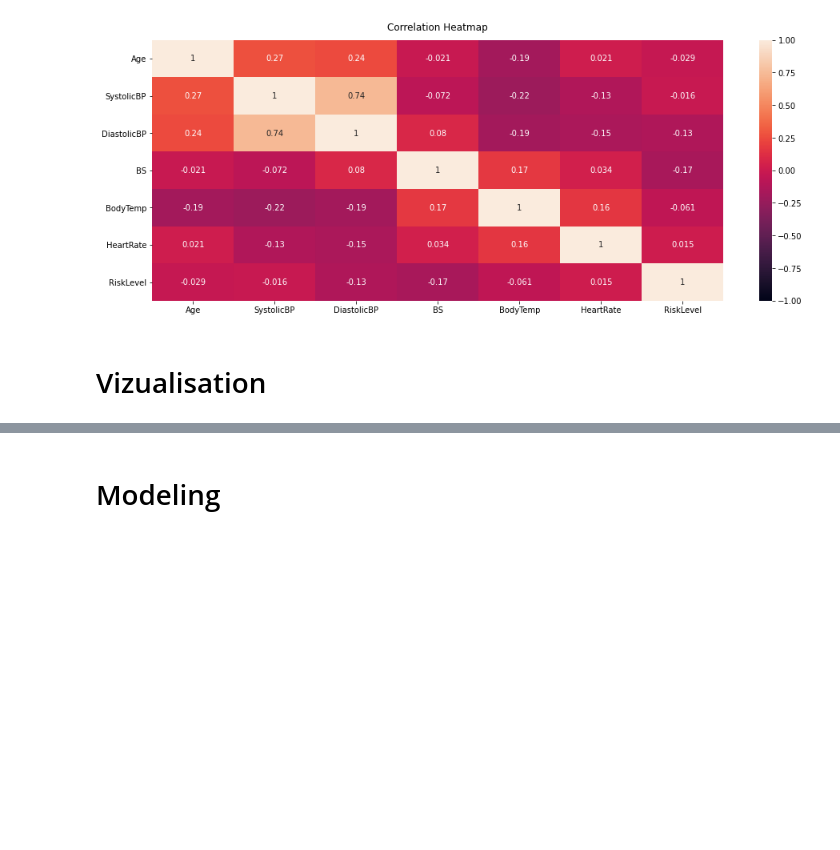
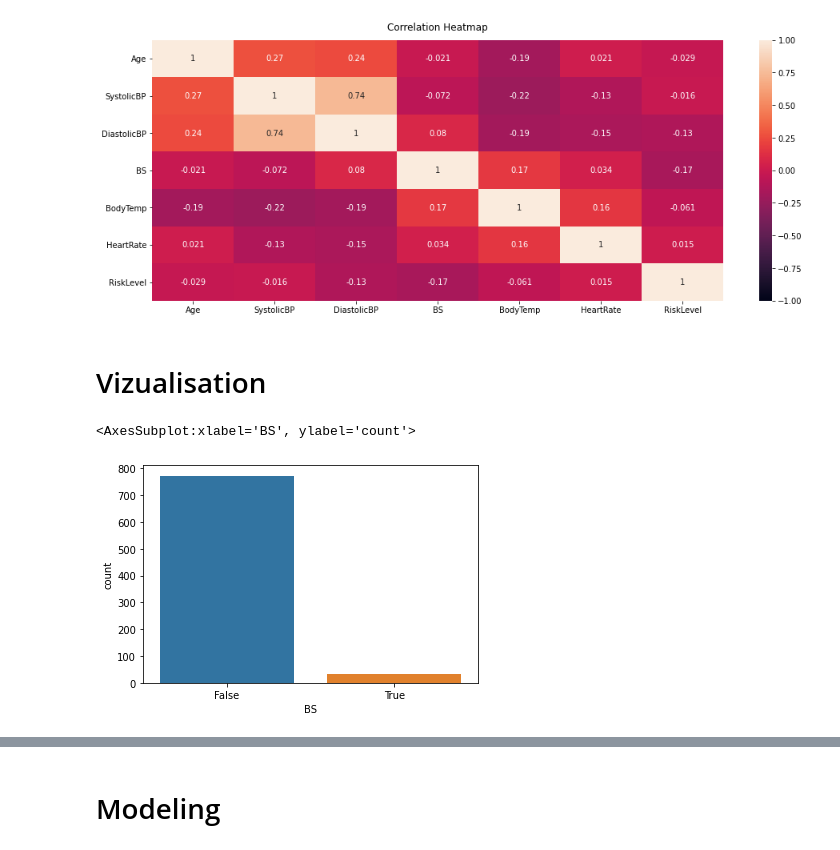
Before and after one commit to tamannaakhi855/ThesisDocuments, a Jupyter notebook: metarnity_health_risk.ipynb, the cells around one changed output, grey strips where cells are left out. Drawn from its saved outputs; the diff is of its cells as text; code cells hidden in the pictures; blank space fills up the shorter version.

```diff
--- a/metarnity_health_risk.ipynb
+++ b/metarnity_health_risk.ipynb
@@ -263,3 +263,9 @@ heatmap.set_title('Correlation Heatmap', fontdict={'fontsize':12}, pad=12);
 [figure]
 # %% [markdown]
 # Vizualisation
+# %%
+#
+sns.countplot(maternal_data[ 'BS']>8)
+# %% [output]
+<AxesSubplot:xlabel='BS', ylabel='count'>
+[figure, added]
```
Also changed, not shown: parts of 14 cells of this notebook.
